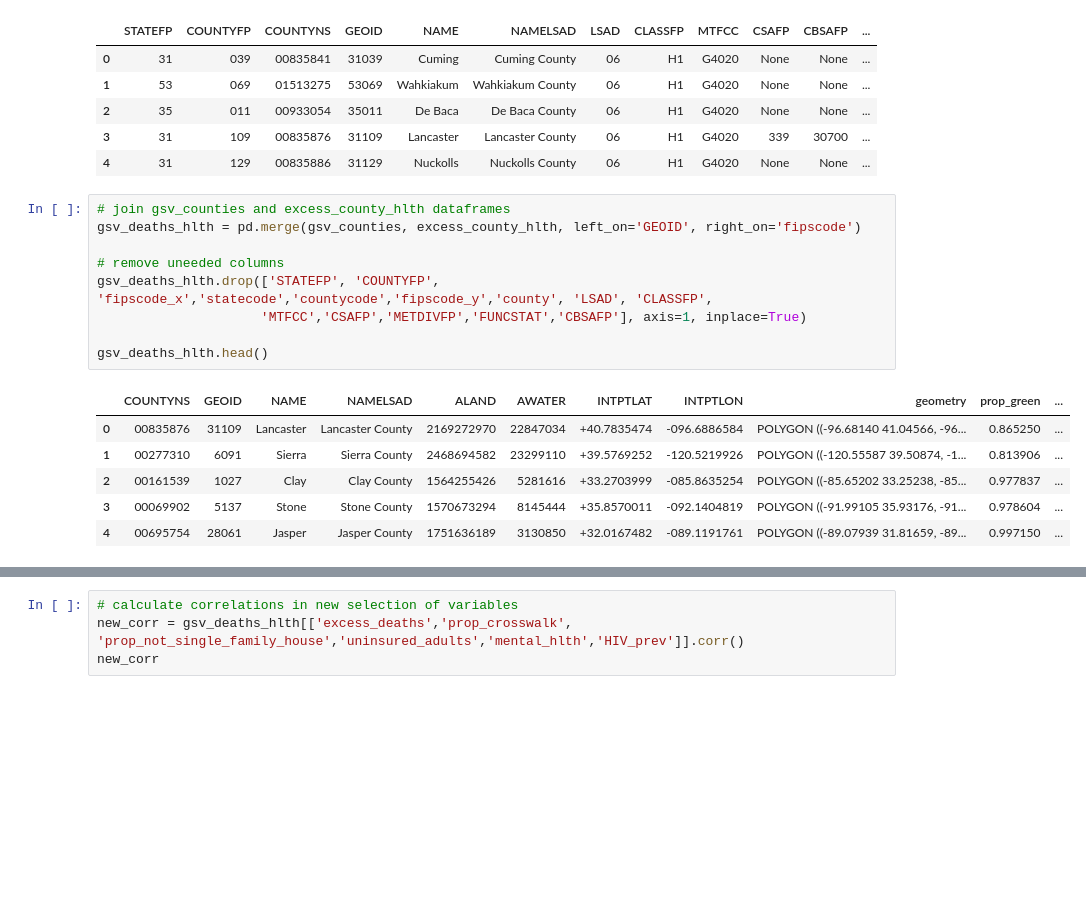
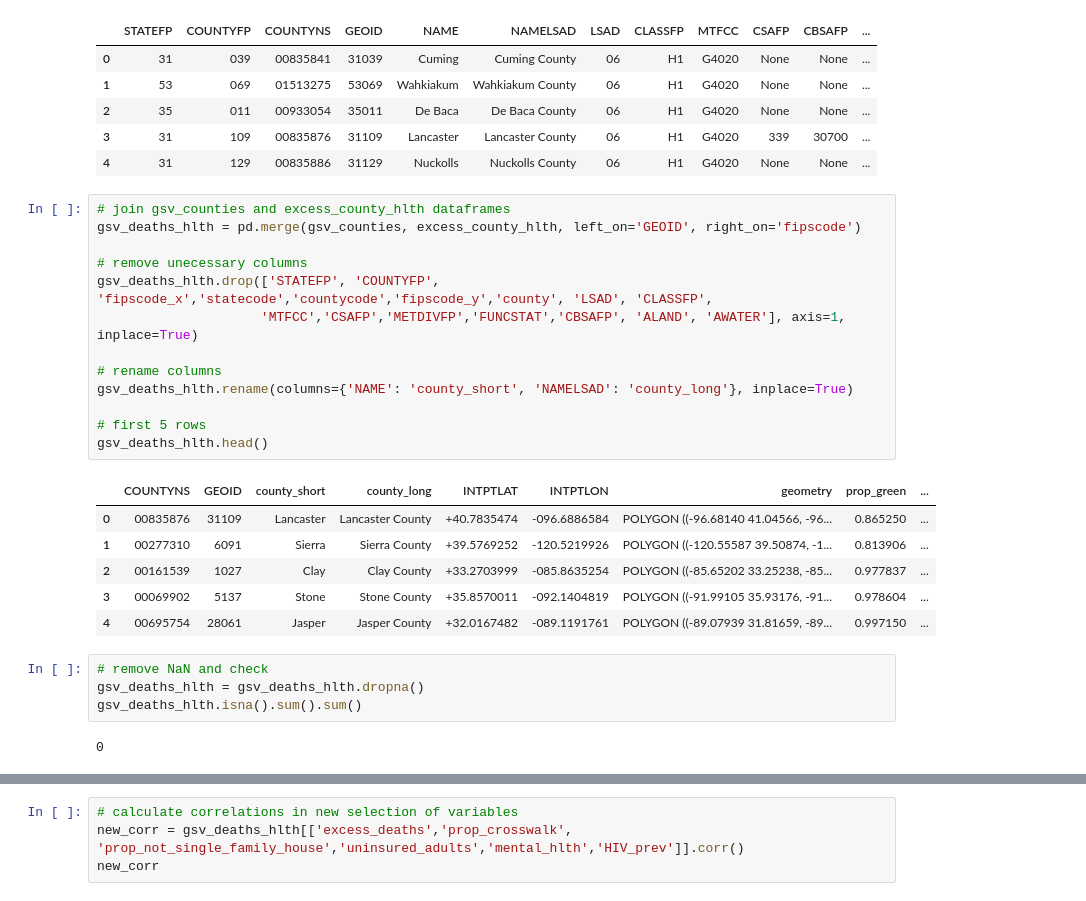
Before and after one commit to lkingston1/Kingston_MnM4SDS_project, a Jupyter notebook: Final Project.ipynb, the cells around one changed output, grey strips where cells are left out. Drawn from its saved outputs; the diff is of its cells as text; blank space fills up the shorter version.

```diff
--- a/Final Project.ipynb
+++ b/Final Project.ipynb
@@ -207,16 +273,26 @@ gsv_counties.head()
 # %%
 # join gsv_counties and excess_county_hlth dataframes
 gsv_deaths_hlth = pd.merge(gsv_counties, excess_county_hlth, left_on='GEOID', right_on='fipscode')
 
-# remove uneeded columns
+# remove unecessary columns
 gsv_deaths_hlth.drop(['STATEFP', 'COUNTYFP', 'fipscode_x','statecode','countycode','fipscode_y','county', 'LSAD', 'CLASSFP',
-                     'MTFCC','CSAFP','METDIVFP','FUNCSTAT','CBSAFP'], axis=1, inplace=True)
+                     'MTFCC','CSAFP','METDIVFP','FUNCSTAT','CBSAFP', 'ALAND', 'AWATER'], axis=1, inplace=True)
 
+# rename columns
+gsv_deaths_hlth.rename(columns={'NAME': 'county_short', 'NAMELSAD': 'county_long'}, inplace=True)
+
+# first 5 rows
 gsv_deaths_hlth.head()
 # %% [output]
-|  | COUNTYNS | GEOID | NAME | NAMELSAD | ALAND | AWATER | INTPTLAT | INTPTLON | geometry | prop_green | ... |
-| 0 | 00835876 | 31109 | Lancaster | Lancaster County | 2169272970 | 22847034 | +40.7835474 | -096.6886584 | POLYGON ((-96.68140 41.04566, -96... | 0.865250 | ... |
-| 1 | 00277310 | 6091 | Sierra | Sierra County | 2468694582 | 23299110 | +39.5769252 | -120.5219926 | POLYGON ((-120.55587 39.50874, -1... | 0.813906 | ... |
-| 2 | 00161539 | 1027 | Clay | Clay County | 1564255426 | 5281616 | +33.2703999 | -085.8635254 | POLYGON ((-85.65202 33.25238, -85... | 0.977837 | ... |
-| 3 | 00069902 | 5137 | Stone | Stone County | 1570673294 | 8145444 | +35.8570011 | -092.1404819 | POLYGON ((-91.99105 35.93176, -91... | 0.978604 | ... |
-| 4 | 00695754 | 28061 | Jasper | Jasper County | 1751636189 | 3130850 | +32.0167482 | -089.1191761 | POLYGON ((-89.07939 31.81659, -89... | 0.997150 | ... |
+|  | COUNTYNS | GEOID | county_short | county_long | INTPTLAT | INTPTLON | geometry | prop_green | ... |
+| 0 | 00835876 | 31109 | Lancaster | Lancaster County | +40.7835474 | -096.6886584 | POLYGON ((-96.68140 41.04566, -96... | 0.865250 | ... |
+| 1 | 00277310 | 6091 | Sierra | Sierra County | +39.5769252 | -120.5219926 | POLYGON ((-120.55587 39.50874, -1... | 0.813906 | ... |
+| 2 | 00161539 | 1027 | Clay | Clay County | +33.2703999 | -085.8635254 | POLYGON ((-85.65202 33.25238, -85... | 0.977837 | ... |
+| 3 | 00069902 | 5137 | Stone | Stone County | +35.8570011 | -092.1404819 | POLYGON ((-91.99105 35.93176, -91... | 0.978604 | ... |
+| 4 | 00695754 | 28061 | Jasper | Jasper County | +32.0167482 | -089.1191761 | POLYGON ((-89.07939 31.81659, -89... | 0.997150 | ... |
+# %%
+# remove NaN and check
+gsv_deaths_hlth = gsv_deaths_hlth.dropna()
+gsv_deaths_hlth.isna().sum().sum()
+# %% [output]
+0
```
Also changed, not shown: parts of 52 cells of this notebook, 17 other files.
